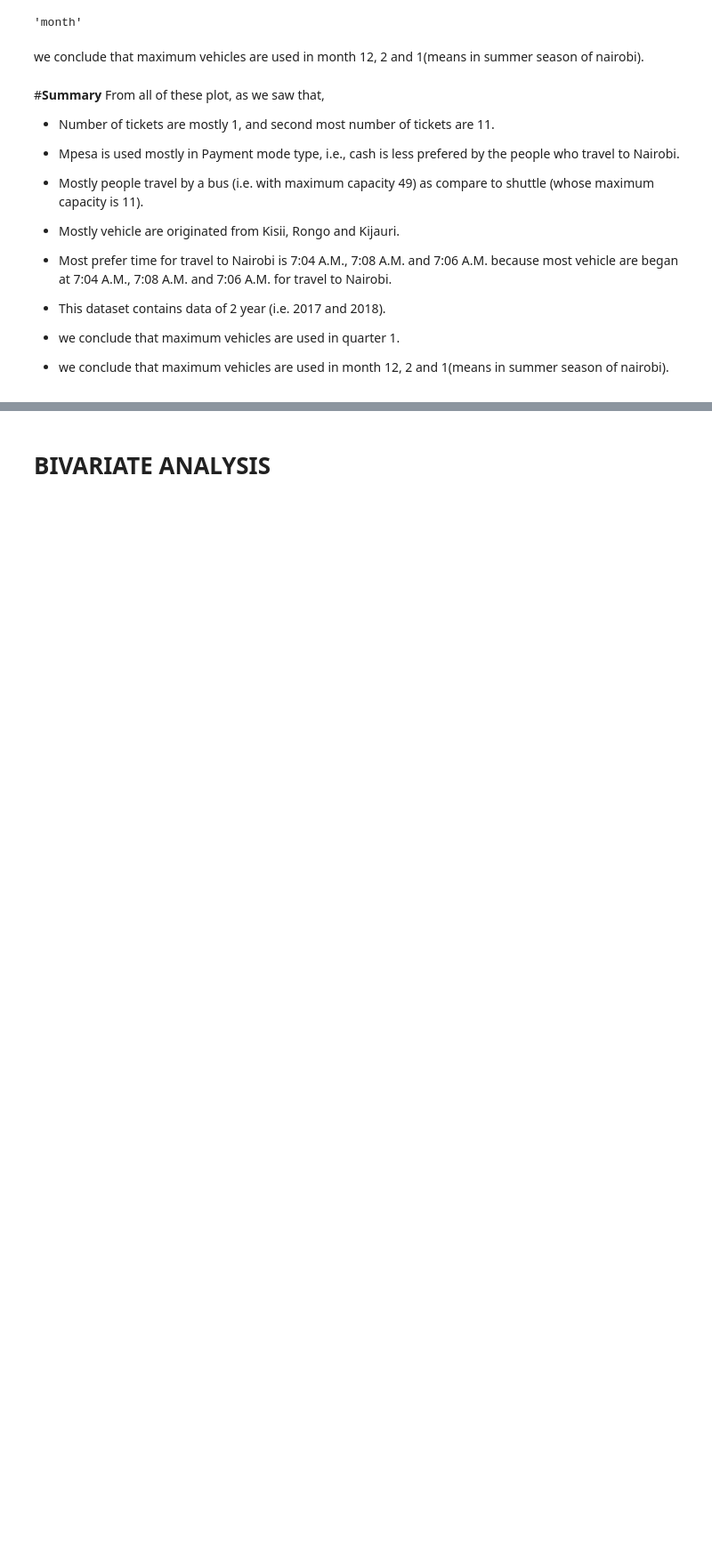
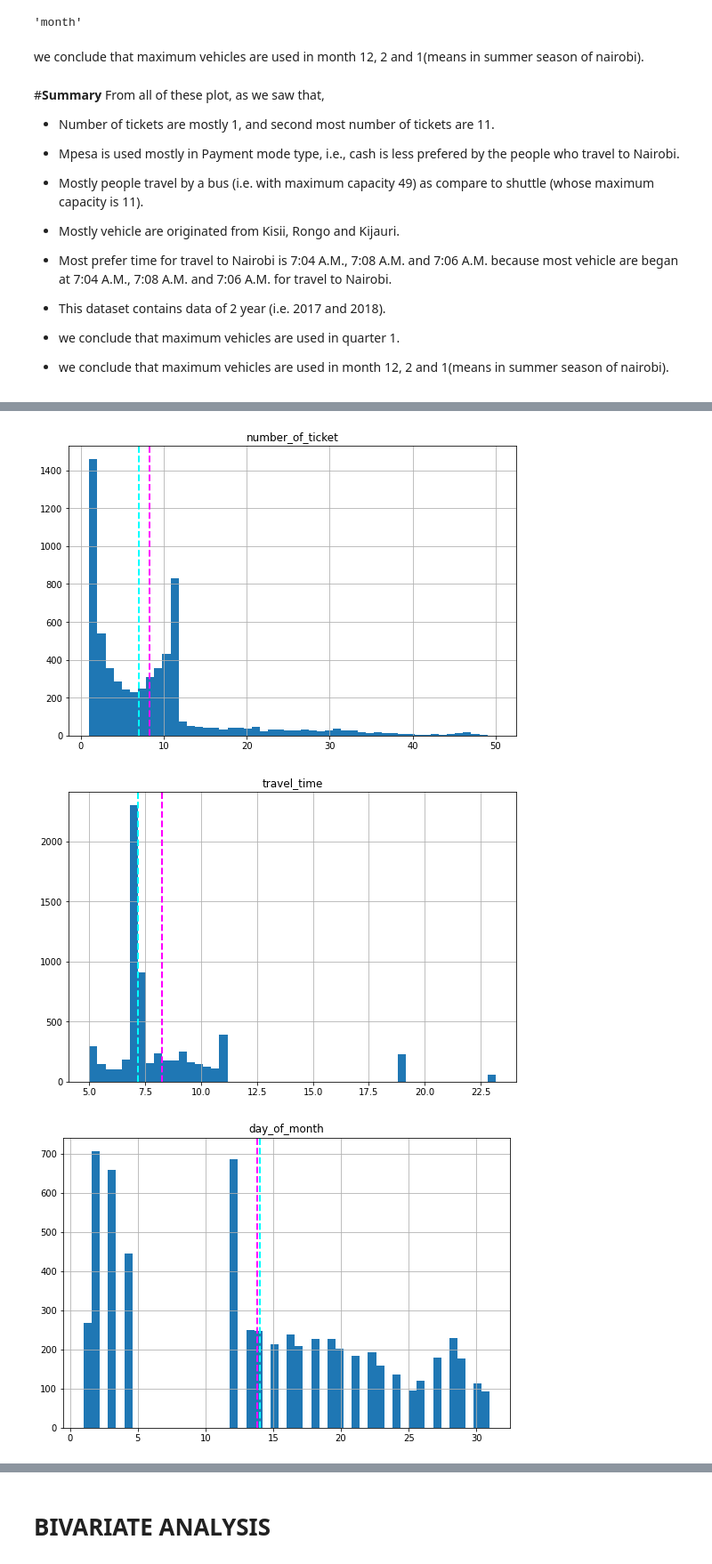
Before and after one commit to Shreya-data/Transport-Demand-Prediction, a Jupyter notebook: Untitled14.ipynb, the cells around one changed output, grey strips where cells are left out. Shown at 89% size. Cells and saved outputs as stored; diff of their text form; code cells hidden in the pictures; blank space fills up the shorter version.

```diff
--- a/Untitled14.ipynb
+++ b/Untitled14.ipynb
@@ -346,0 +357,18 @@ because most vehicle are began at 7:04 A.M., 7:08 A.M. and 7:06 A.M. for travel
+# %%
+#relevent column for histogram
+plot_col=['number_of_ticket','travel_time','day_of_month', 'day_of_week',"month"]
+# %%
+#histogram
+for col in plot_col[0:]:
+    fig = plt.figure(figsize=(9, 6))
+    ax = fig.gca()
+    feature = dataset_new[col]
+    feature.hist(bins=50, ax = ax)
+    ax.axvline(feature.mean(), color='magenta', linestyle='dashed', linewidth=2)
+    ax.axvline(feature.median(), color='cyan', linestyle='dashed', linewidth=2)
+    ax.set_title(col)
+plt.show()
+# %% [output]
+[figure, added]
+[figure, added]
+[figure, added]
```
Also changed, not shown: parts of 56 cells of this notebook.
